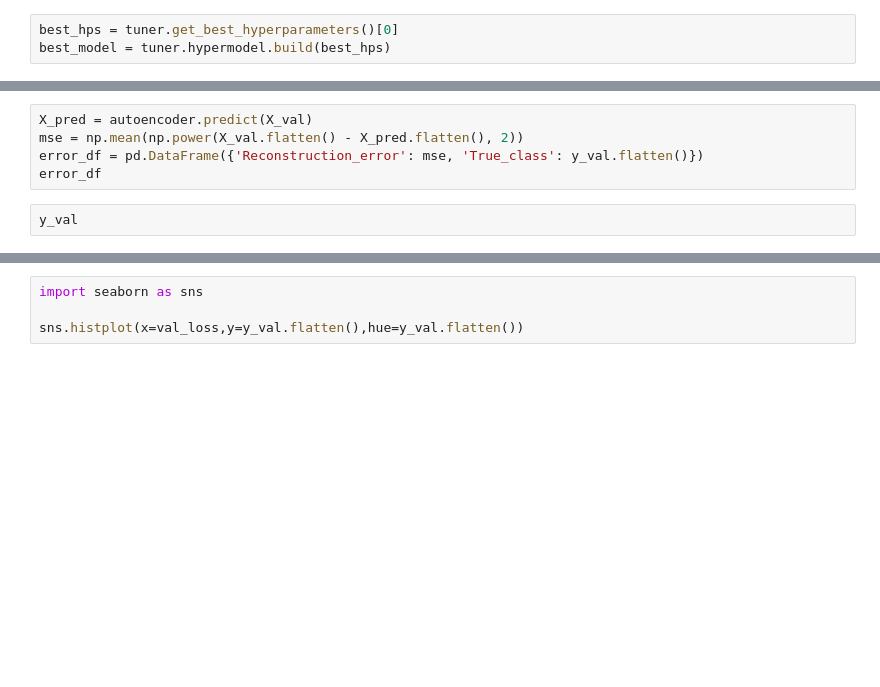
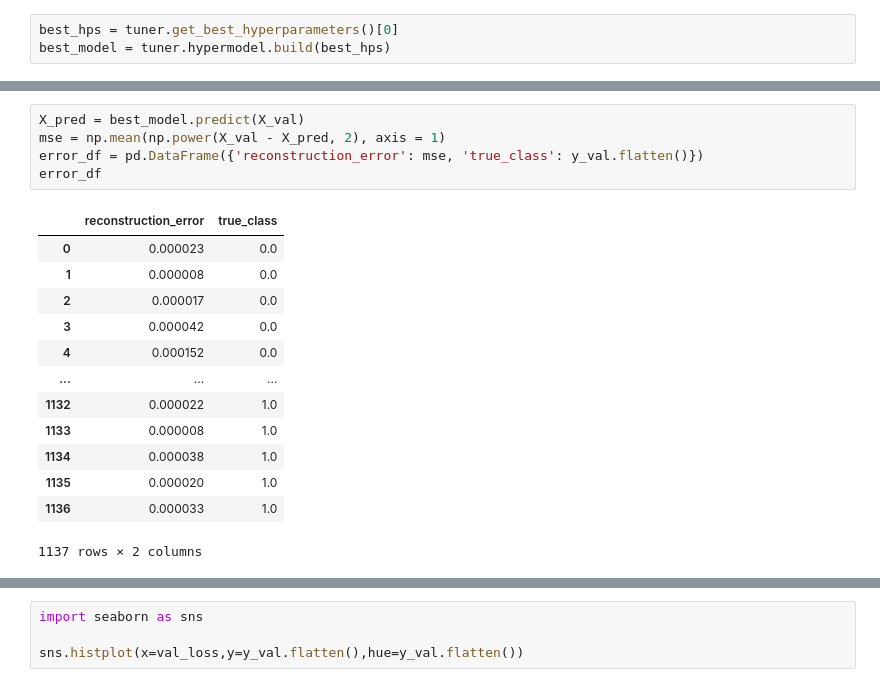
Before and after one commit to ba-group-projects/insurance-fraud-detection, a Jupyter notebook: main-update.ipynb, the cells around one changed output, grey strips where cells are left out. Saved outputs shown, nothing was run; the diff lists cells and outputs as text; blank space fills up the shorter version.

```diff
--- a/main-update.ipynb
+++ b/main-update.ipynb
@@ -1419,7 +1490,19 @@ create_plot(autoencoder_log)
 # %%
-X_pred = autoencoder.predict(X_val)
-mse = np.mean(np.power(X_val.flatten() - X_pred.flatten(), 2))
-error_df = pd.DataFrame({'Reconstruction_error': mse, 'True_class': y_val.flatten()})
+X_pred = best_model.predict(X_val)
+mse = np.mean(np.power(X_val - X_pred, 2), axis = 1)
+error_df = pd.DataFrame({'reconstruction_error': mse, 'true_class': y_val.flatten()})
 error_df
+# %% [output]
+|  | reconstruction_error | true_class |
+| 0 | 0.000023 | 0.0 |
+| 1 | 0.000008 | 0.0 |
+| 2 | 0.000017 | 0.0 |
+| 3 | 0.000042 | 0.0 |
+| 4 | 0.000152 | 0.0 |
+| ... | ... | ... |
+| 1132 | 0.000022 | 1.0 |
+| 1133 | 0.000008 | 1.0 |
+| 1134 | 0.000038 | 1.0 |
+| 1135 | 0.000020 | 1.0 |
+| 1136 | 0.000033 | 1.0 |
+1137 rows × 2 columns
-# %%
-y_val
```
Also changed, not shown: parts of 26 cells of this notebook.
